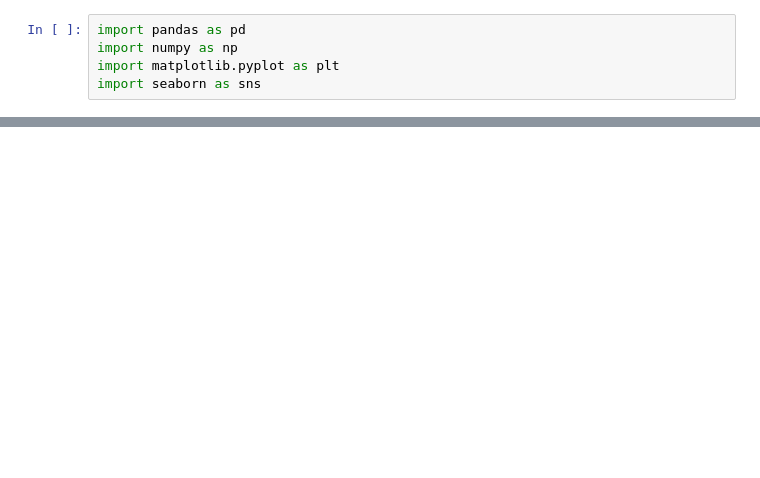
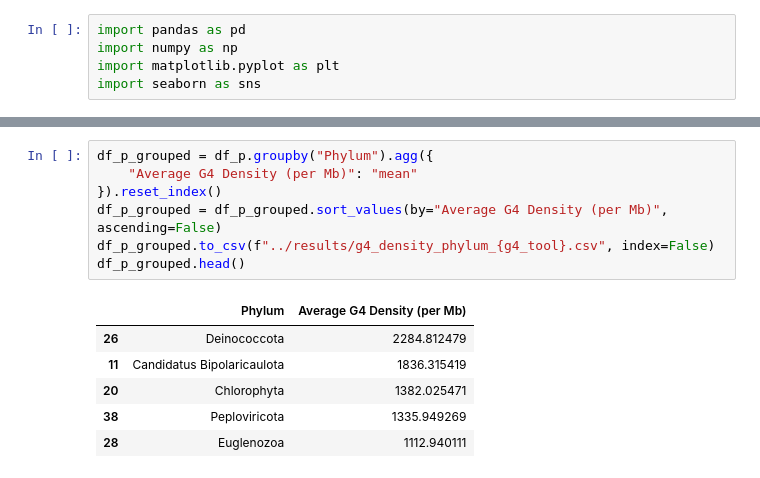
Before and after one commit to Georgakopoulos-Soares-lab/Quadrupia, a Jupyter notebook: notebooks/6_g4_density_by_kingdom_phylum.ipynb, the cells around one changed output, grey strips where cells are left out. Saved outputs shown, nothing was run; the diff lists cells and outputs as text; blank space fills up the shorter version.

```diff
--- a/notebooks/6_g4_density_by_kingdom_phylum.ipynb
+++ b/notebooks/6_g4_density_by_kingdom_phylum.ipynb
@@ -223,0 +224,14 @@ plt.savefig(f"../plots/g4_density_kingdom_phylum_{g4_tool}.png")
+# %%
+df_p_grouped = df_p.groupby("Phylum").agg({
+    "Average G4 Density (per Mb)": "mean"
+}).reset_index()
+df_p_grouped = df_p_grouped.sort_values(by="Average G4 Density (per Mb)", ascending=False)
+df_p_grouped.to_csv(f"../results/g4_density_phylum_{g4_tool}.csv", index=False)
+df_p_grouped.head()
+# %% [output]
+|  | Phylum | Average G4 Density (per Mb) |
+| 26 | Deinococcota | 2284.812479 |
+| 11 | Candidatus Bipolaricaulota | 1836.315419 |
+| 20 | Chlorophyta | 1382.025471 |
+| 38 | Peploviricota | 1335.949269 |
+| 28 | Euglenozoa | 1112.940111 |
```
Also changed, not shown: parts of 9 cells of this notebook, 5 other files.
